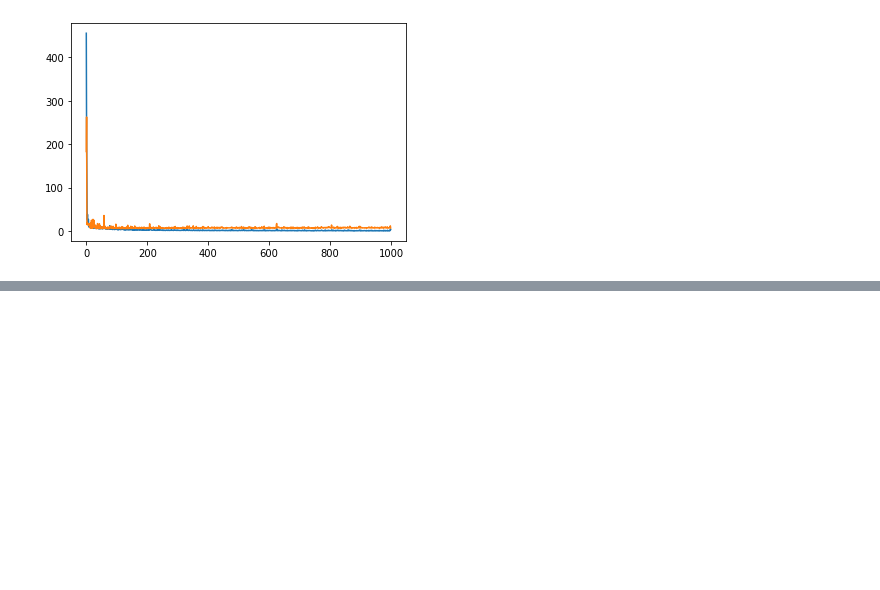
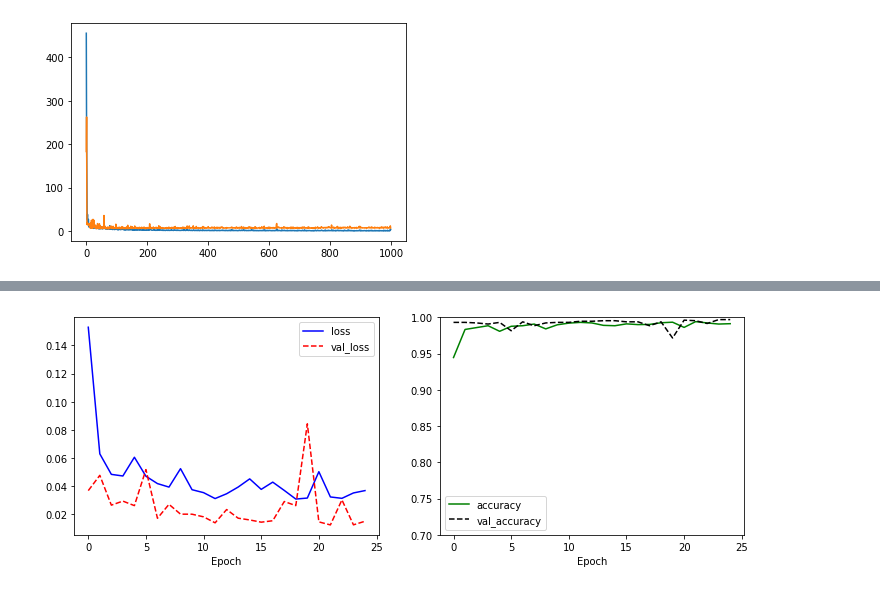
Before and after one commit to clappingmin/deeplearning, a Jupyter notebook: day01.ipynb, the cells around one changed output, grey strips where cells are left out. Drawn from its saved outputs; the diff is of its cells as text; code cells hidden in the pictures; blank space fills up the shorter version.

```diff
--- a/day01.ipynb
+++ b/day01.ipynb
@@ -161,0 +428,9 @@ array([[1.23247e+00, 0.00000e+00, 8.14000e+00, ..., 2.10000e+01,
+# %%
+# 원핫
+import tensorflow as tf
+
+# num_classes 는 종류 : 지금은 0과 1만 있음.
+train_Y = tf.keras.utils.to_categorical(train_Y, num_classes=2)
+test_Y = tf.keras.utils.to_categorical(test_Y, num_classes=2)
+
+train_Y[4:30] # 확인용
@@ -161,0 +473,11 @@ array([[1.23247e+00, 0.00000e+00, 8.14000e+00, ..., 2.10000e+01,
+# %%
+import tensorflow as tf
+
+model = tf.keras.Sequential([
+  tf.keras.layers.Dense(units=48, activation='relu', input_shape=(12,)),
+  tf.keras.layers.Dense(units=24, activation='relu'),
+  tf.keras.layers.Dense(units=12, activation='relu') ,
+  tf.keras.layers.Dense(units=2, activation='softmax')   #2는 구하고자 하는 개수
+])
+
+model.summary()
@@ -161,0 +501,7 @@ array([[1.23247e+00, 0.00000e+00, 8.14000e+00, ..., 2.10000e+01,
+# %%
+# 분류하고자 하는 label값이 원핫 일경우  : categorical_crossentropy
+# 측정지표 = accuracy
+optimizer = tf.keras.optimizers.Adam(lr=0.04) #최적화 함수 : Adam
+model.compile(optimizer=optimizer, loss='categorical_crossentropy', metrics=['accuracy'])
+# %%
+history = model.fit(train_X, train_Y, epochs=25, batch_size=32, validation_split=0.25)
@@ -161,0 +526,20 @@ array([[1.23247e+00, 0.00000e+00, 8.14000e+00, ..., 2.10000e+01,
+# %%
+import matplotlib.pyplot as plt
+plt.figure(figsize=(12, 4))
+
+plt.subplot(1, 2, 1)
+plt.plot(history.history['loss'], 'b-', label='loss')
+plt.plot(history.history['val_loss'], 'r--', label='val_loss')
+plt.xlabel('Epoch')
+plt.legend()
+
+plt.subplot(1, 2, 2)
+plt.plot(history.history['accuracy'], 'g-', label='accuracy')
+plt.plot(history.history['val_accuracy'], 'k--', label='val_accuracy')
+plt.xlabel('Epoch')
+plt.ylim(0.7, 1)
+plt.legend()
+
+plt.show()
+# %% [output]
+[figure, added]
```
Also changed, not shown: parts of 24 cells of this notebook.
